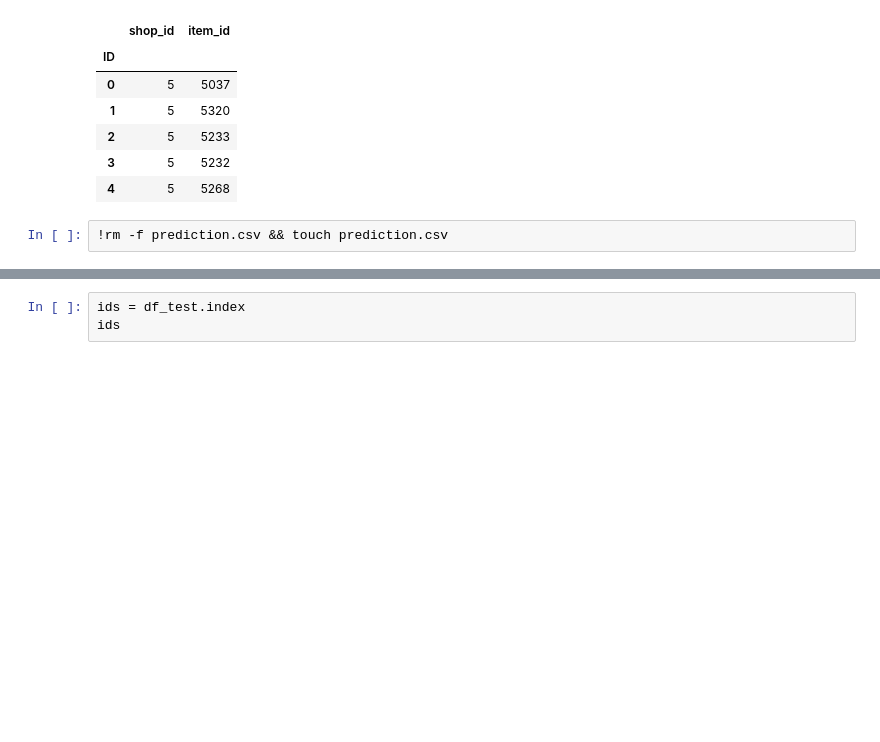
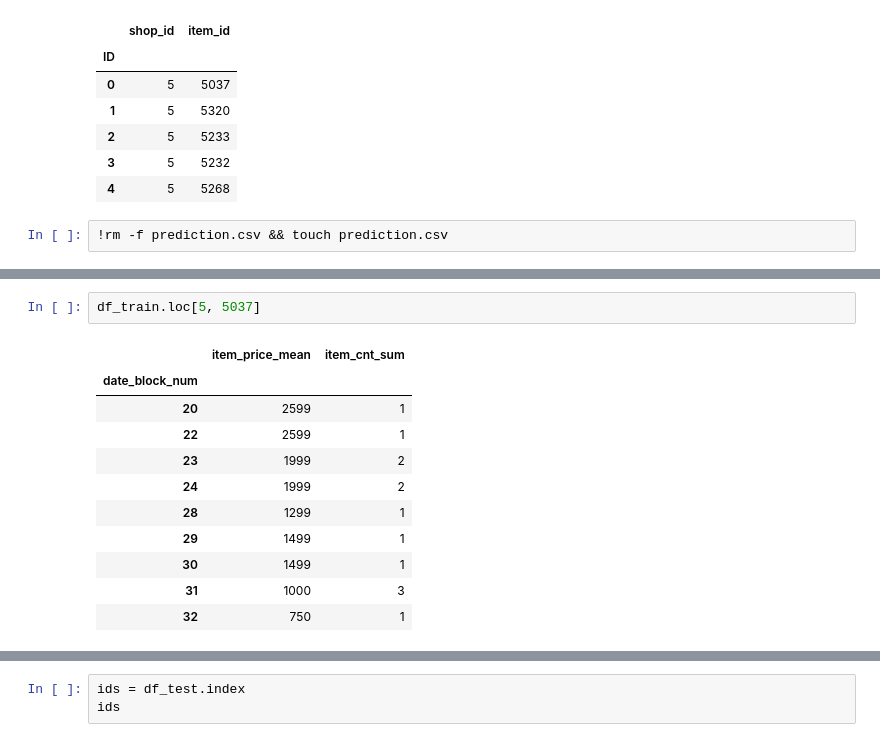
Before and after one commit to hjort/ai-labs, a Jupyter notebook: jupyter/sales-russia/42_Sales_Russia_Predictive_Model_Time_Series.ipynb, the cells around one changed output, grey strips where cells are left out. Drawn from its saved outputs; the diff is of its cells as text; blank space fills up the shorter version.

```diff
--- a/jupyter/sales-russia/42_Sales_Russia_Predictive_Model_Time_Series.ipynb
+++ b/jupyter/sales-russia/42_Sales_Russia_Predictive_Model_Time_Series.ipynb
@@ -379,0 +397,14 @@ outfile.close()
+# %%
+df_train.loc[5, 5037]
+# %% [output]
+|  | item_price_mean | item_cnt_sum |
+| date_block_num |  |  |
+| 20 | 2599 | 1 |
+| 22 | 2599 | 1 |
+| 23 | 1999 | 2 |
+| 24 | 1999 | 2 |
+| 28 | 1299 | 1 |
+| 29 | 1499 | 1 |
+| 30 | 1499 | 1 |
+| 31 | 1000 | 3 |
+| 32 | 750 | 1 |
```
Also changed, not shown: parts of 6 cells of this notebook, 1 other file.
